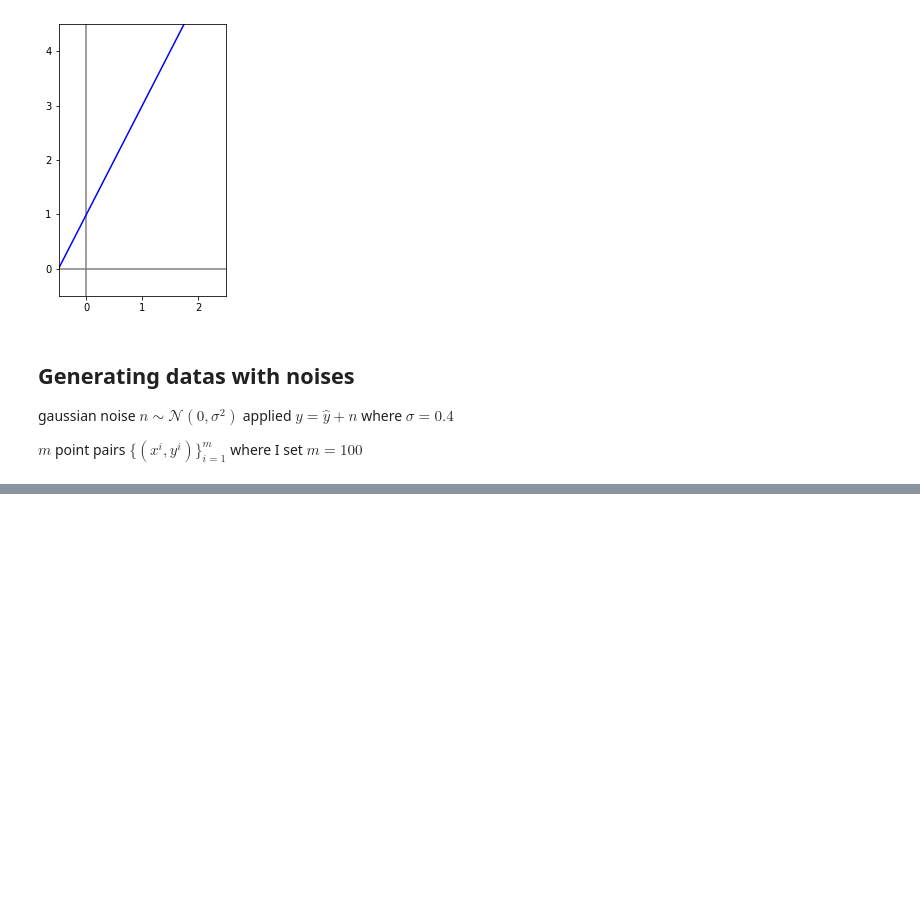
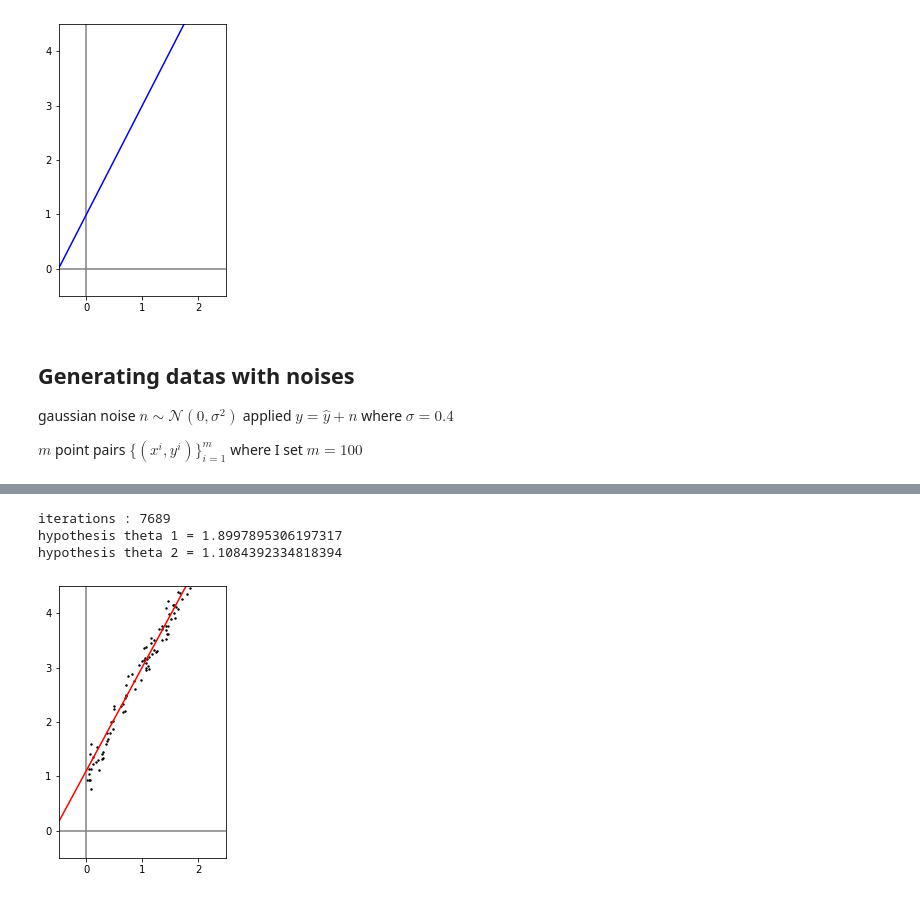
Before and after one commit to cielixer/CAU-MachineLearning2020-1st, a Jupyter notebook: Homework02/LinearRegression.ipynb, the cells around one changed output, grey strips where cells are left out. Cells and saved outputs as stored; diff of their text form; code cells hidden in the pictures; blank space fills up the shorter version.

```diff
--- a/Homework02/LinearRegression.ipynb
+++ b/Homework02/LinearRegression.ipynb
@@ -63,0 +74,3 @@ fig.show()
+# %%
+def getLoss(h, y):
+    return (1.0/(2*len(h)))*np.sum( np.power(h-y, 2))
@@ -63,0 +84,5 @@ fig.show()
+# %%
+def gradient_descent(t0, t1, lr, h, y):
+    new_t0 = t0 - lr * 1/len(h) * np.sum(h-y)
+    new_t1 = t1 - lr * 1/len(h) * np.sum((h-y)* h)
+    return new_t0, new_t1
@@ -63,0 +96,30 @@ fig.show()
+# %%
+alpha = 0.001           # learning reate
+eps = 0.02              # eplsilon(small number) to check the convergence
+fig, ax = make_fig()
+
+th_0, th_1 = 0.0, 0.0       # hypothesis parameters
+h = th_1 * data_x + th_0    # hypothesis values
+
+it_count = 0                # iteration counts
+while getLoss(h, data_y) > eps: # check the loss if converges
+    # gradient descent to assign a new hypothesis parameter
+    th_0, th_1 = gradient_descent(th_0, th_1, alpha, h, data_y)
+    h = th_1 * data_x + th_0    # new hypothesis values
+    it_count = it_count + 1
+
+h_y = th_0 + th_1 * x       # the result
+
+ax.scatter(data_x, data_y, c='black', s=2)      # plot the noised data
+ax.plot(x, h_y, color='red')                    # plot the hypothesis
+
+fig.show()
+
+print("iterations : " + str(it_count))
+print("hypothesis theta 1 = "+ str(th_1))
+print("hypothesis theta 2 = "+ str(th_0))
+# %% [output]
+iterations : 7689
+hypothesis theta 1 = 1.8997895306197317
+hypothesis theta 2 = 1.1084392334818394
+[figure, added]
```
Also changed, not shown: parts of 4 cells of this notebook.
